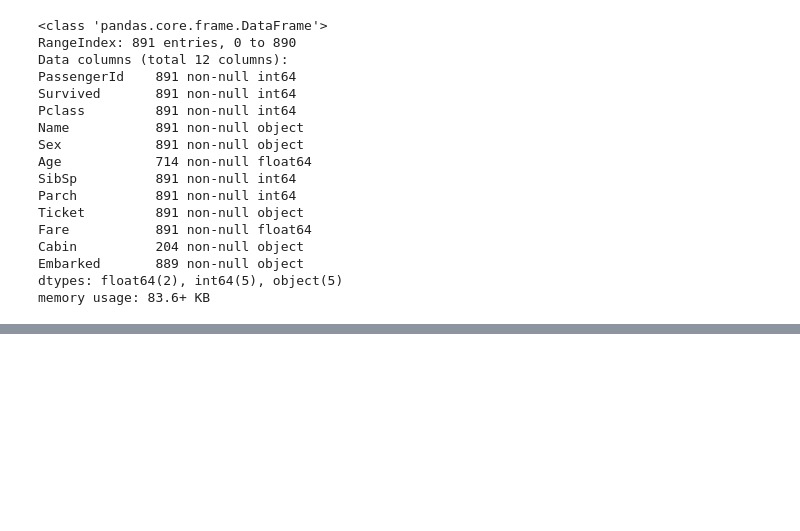
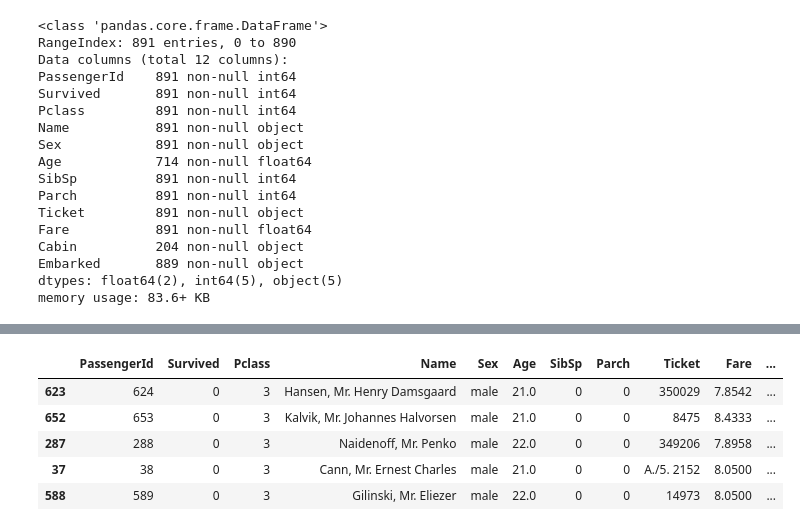
Before and after one commit to h4nyu/aplf, a Jupyter notebook: app/notebooks/titanic.ipynb, the cells around one changed output, grey strips where cells are left out. Cells and saved outputs as stored; diff of their text form; code cells hidden in the pictures; blank space fills up the shorter version.

```diff
--- a/app/notebooks/titanic.ipynb
+++ b/app/notebooks/titanic.ipynb
@@ -104,0 +91,14 @@ AttributeError: 'MultiProgressWidget' object has no attribute 'elapsed_time'
+# %%
+train_df[
+    (preprocessed_train_df['Survived'] == predict_df) &
+    (train_df['Age'] < 27) &
+    (train_df['Age'] > 20) &
+    (train_df['Fare'] < 10)
+].sample(5)
+# %% [output]
+|  | PassengerId | Survived | Pclass | Name | Sex | Age | SibSp | Parch | Ticket | Fare | ... |
+| 623 | 624 | 0 | 3 | Hansen, Mr. Henry Damsgaard | male | 21.0 | 0 | 0 | 350029 | 7.8542 | ... |
+| 652 | 653 | 0 | 3 | Kalvik, Mr. Johannes Halvorsen | male | 21.0 | 0 | 0 | 8475 | 8.4333 | ... |
+| 287 | 288 | 0 | 3 | Naidenoff, Mr. Penko | male | 22.0 | 0 | 0 | 349206 | 7.8958 | ... |
+| 37 | 38 | 0 | 3 | Cann, Mr. Ernest Charles | male | 21.0 | 0 | 0 | A./5. 2152 | 8.0500 | ... |
+| 588 | 589 | 0 | 3 | Gilinski, Mr. Eliezer | male | 22.0 | 0 | 0 | 14973 | 8.0500 | ... |
```
Also changed, not shown: parts of 8 cells of this notebook, 7 other files.
